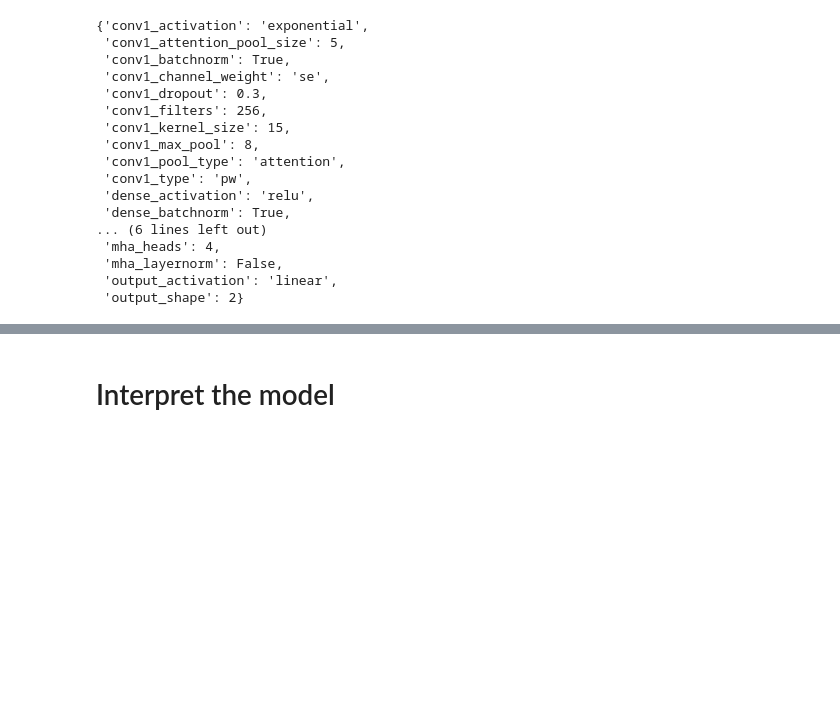
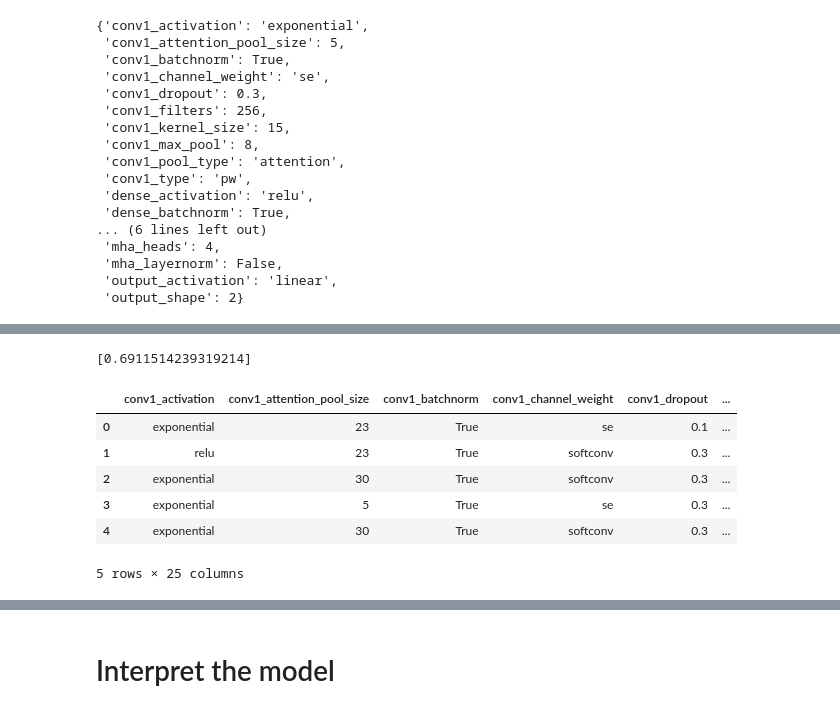
Before and after one commit to crajesh6/hominid_pipeline, a Jupyter notebook: model_sandbox.ipynb, the cells around one changed output, grey strips where cells are left out. Cells and saved outputs as stored; diff of their text form; code cells hidden in the pictures; blank space fills up the shorter version.

```diff
--- a/model_sandbox.ipynb
+++ b/model_sandbox.ipynb
@@ -144,0 +208,15 @@ config
+# %%
+df["PCC_dev"].to_list()
+# %% [output]
+[0.6911514239319214]
+# %%
+df = pd.concat(data, axis=0).reset_index().drop(columns=["index"])
+df
+# %% [output]
+|  | conv1_activation | conv1_attention_pool_size | conv1_batchnorm | conv1_channel_weight | conv1_dropout | ... |
+| 0 | exponential | 23 | True | se | 0.1 | ... |
+| 1 | relu | 23 | True | softconv | 0.3 | ... |
+| 2 | exponential | 30 | True | softconv | 0.3 | ... |
+| 3 | exponential | 5 | True | se | 0.3 | ... |
+| 4 | exponential | 30 | True | softconv | 0.3 | ... |
+5 rows × 25 columns
```
Also changed, not shown: parts of 11 cells of this notebook, 9 other files.
